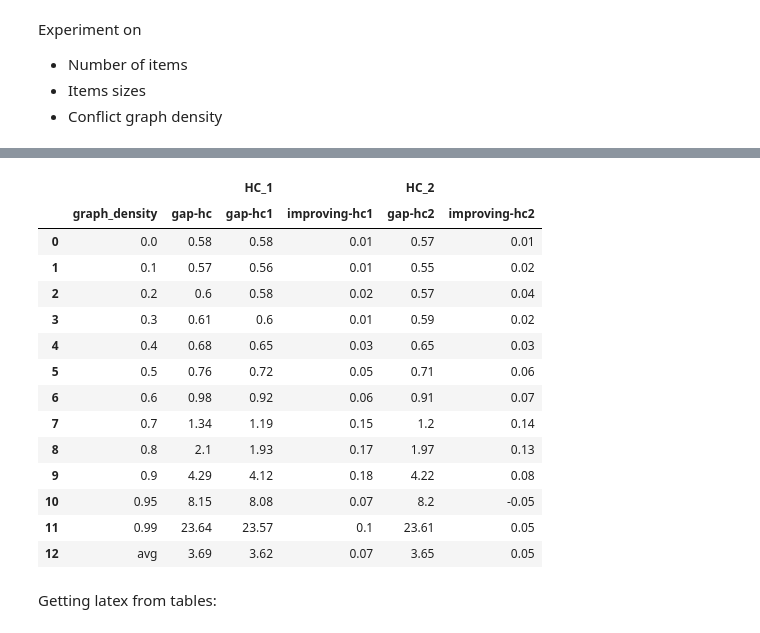
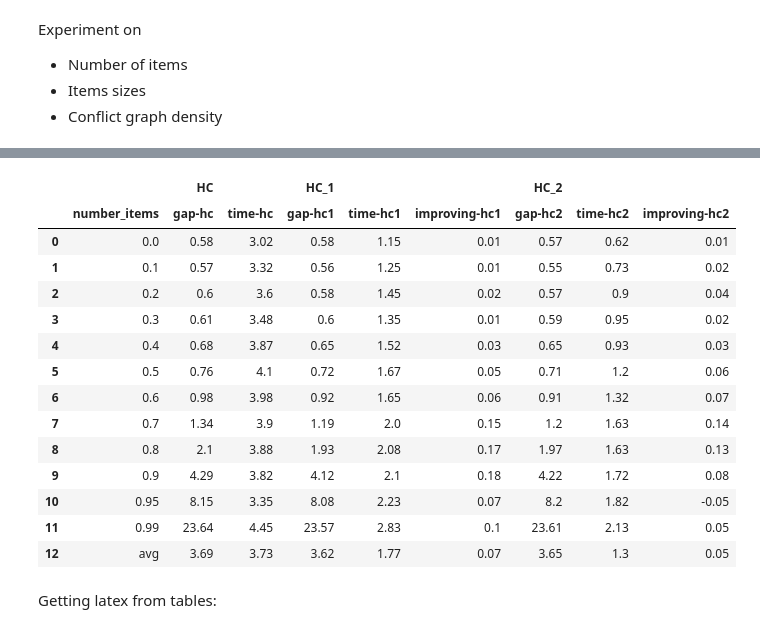
Before and after one commit to filipemedeiross/solving_vsbppc, a Jupyter notebook: experiments/experiments_greedy_criterion.ipynb, the cells around one changed output, grey strips where cells are left out. Saved outputs shown, nothing was run; the diff lists cells and outputs as text; code cells hidden in the pictures.

Commit message:
Improved experiments with greedy criteria

```diff
--- a/experiments/experiments_greedy_criterion.ipynb
+++ b/experiments/experiments_greedy_criterion.ipynb
@@ -75,7 +76,8 @@ data_legado_test  = pd.read_csv('../out/results_test_legado.txt' , delimiter=' '
 
 data_legado = pd.concat([data_legado_train,
                          data_legado_test], ignore_index=True)
-data_legado.rename(columns={'obj_lnsa': 'HC'}, inplace=True)
+data_legado.rename(columns={'obj_lnsa' : 'HC',
+                            'time_lnsa': 'time-hc'}, inplace=True)
 
 data_legado.head()
 # %% [output]
@@ -90,8 +92,8 @@ data_greedy1_train = pd.read_csv('../out/results_train_greedy1.txt', delimiter='
 data_greedy1_test  = pd.read_csv('../out/results_test_greedy1.txt' , delimiter=' ', usecols=COLS)
 
 data_greedy1 = pd.concat([data_greedy1_train, data_greedy1_test], ignore_index=True)
-data_greedy1.rename(columns={'obj_lnsa': 'HC1'},
-                    inplace=True)
+data_greedy1.rename(columns={'obj_lnsa' : 'HC1',
+                             'time_lnsa': 'time-hc1'}, inplace=True)
 
 data_greedy1.head()
 # %% [output]
@@ -106,7 +108,7 @@ data_greedy2_train = pd.read_csv('../out/results_train_greedy2.txt', delimiter='
 data_greedy2_test  = pd.read_csv('../out/results_test_greedy2.txt' , delimiter=' ', usecols=COLS)
 
 data_greedy2 = pd.concat([data_greedy2_train, data_greedy2_test], ignore_index=True)
-data_greedy2.rename(columns={'obj_lnsa': 'HC2'},
-                    inplace=True)
+data_greedy2.rename(columns={'obj_lnsa' : 'HC2',
+                             'time_lnsa': 'time-hc2'}, inplace=True)
 data_greedy2.head()
 # %% [output]
@@ -179,9 +181,12 @@ Experiment on
 # %%
 experiments_cols = [
     'gap-hc'       ,
+    'time-hc'      ,
     'gap-hc1'      ,
+    'time-hc1'     ,
     'improving-hc1',
     'gap-hc2'      ,
+    'time-hc2'     ,
     'improving-hc2',
 ]
 
@@ -203,12 +208,15 @@ experiment_ni = pd.concat([experiment_ni,
                           ignore_index=True)
 
 experiment_ni.columns = pd.MultiIndex.from_tuples([
-    ('', 'number_items'),
-    ('', 'gap-hc'),
-    ('HC_1', 'gap-hc1'),
-    ('', 'improving-hc1'),
-    ('HC_2', 'gap-hc2'),
-    ('', 'improving-hc2'),
+    (''    , 'number_items' ),
+    ('HC'  , 'gap-hc'       ),
+    (''    , 'time-hc'      ),
+    ('HC_1', 'gap-hc1'      ),
+    (''    , 'time-hc1'     ),
+    (''    , 'improving-hc1'),
+    ('HC_2', 'gap-hc2'      ),
+    (''    , 'time-hc2'     ),
+    (''    , 'improving-hc2'),
 ])
 
 experiment_ni
@@ -255,46 +266,49 @@ experiment_is
 # %%
 experiment_cg = (
     data
     .filter(items=['graph_density'] + experiments_cols)
     .groupby('graph_density')
     .mean()
     .reset_index()
     .round(2)
 )
 
 avg = experiment_cg[experiments_cols].mean().round(2)
 avg['graph_density'] = 'avg'
 
 experiment_cg = pd.concat([experiment_cg,
                            avg.to_frame().T],
                           ignore_index=True)
 
 experiment_cg.columns = pd.MultiIndex.from_tuples([
-    ('', 'graph_density'),
-    ('', 'gap-hc'),
-    ('HC_1', 'gap-hc1'),
-    ('', 'improving-hc1'),
-    ('HC_2', 'gap-hc2'),
-    ('', 'improving-hc2'),
+    (''    , 'number_items' ),
+    ('HC'  , 'gap-hc'       ),
+    (''    , 'time-hc'      ),
+    ('HC_1', 'gap-hc1'      ),
+    (''    , 'time-hc1'     ),
+    (''    , 'improving-hc1'),
+    ('HC_2', 'gap-hc2'      ),
+    (''    , 'time-hc2'     ),
+    (''    , 'improving-hc2'),
 ])
 
 experiment_cg
 # %% [output]
-|  |  |  | HC_1 |  | HC_2 |  |
-|  | graph_density | gap-hc | gap-hc1 | improving-hc1 | gap-hc2 | improving-hc2 |
-| 0 | 0.0 | 0.58 | 0.58 | 0.01 | 0.57 | 0.01 |
-| 1 | 0.1 | 0.57 | 0.56 | 0.01 | 0.55 | 0.02 |
-| 2 | 0.2 | 0.6 | 0.58 | 0.02 | 0.57 | 0.04 |
-| 3 | 0.3 | 0.61 | 0.6 | 0.01 | 0.59 | 0.02 |
-| 4 | 0.4 | 0.68 | 0.65 | 0.03 | 0.65 | 0.03 |
-| 5 | 0.5 | 0.76 | 0.72 | 0.05 | 0.71 | 0.06 |
-| 6 | 0.6 | 0.98 | 0.92 | 0.06 | 0.91 | 0.07 |
-| 7 | 0.7 | 1.34 | 1.19 | 0.15 | 1.2 | 0.14 |
-| 8 | 0.8 | 2.1 | 1.93 | 0.17 | 1.97 | 0.13 |
-| 9 | 0.9 | 4.29 | 4.12 | 0.18 | 4.22 | 0.08 |
-| 10 | 0.95 | 8.15 | 8.08 | 0.07 | 8.2 | -0.05 |
-| 11 | 0.99 | 23.64 | 23.57 | 0.1 | 23.61 | 0.05 |
-| 12 | avg | 3.69 | 3.62 | 0.07 | 3.65 | 0.05 |
+|  |  | HC |  | HC_1 |  |  | HC_2 |  |  |
+|  | number_items | gap-hc | time-hc | gap-hc1 | time-hc1 | improving-hc1 | gap-hc2 | time-hc2 | improving-hc2 |
+| 0 | 0.0 | 0.58 | 3.02 | 0.58 | 1.15 | 0.01 | 0.57 | 0.62 | 0.01 |
+| 1 | 0.1 | 0.57 | 3.32 | 0.56 | 1.25 | 0.01 | 0.55 | 0.73 | 0.02 |
+| 2 | 0.2 | 0.6 | 3.6 | 0.58 | 1.45 | 0.02 | 0.57 | 0.9 | 0.04 |
+| 3 | 0.3 | 0.61 | 3.48 | 0.6 | 1.35 | 0.01 | 0.59 | 0.95 | 0.02 |
+| 4 | 0.4 | 0.68 | 3.87 | 0.65 | 1.52 | 0.03 | 0.65 | 0.93 | 0.03 |
+| 5 | 0.5 | 0.76 | 4.1 | 0.72 | 1.67 | 0.05 | 0.71 | 1.2 | 0.06 |
+| 6 | 0.6 | 0.98 | 3.98 | 0.92 | 1.65 | 0.06 | 0.91 | 1.32 | 0.07 |
+| 7 | 0.7 | 1.34 | 3.9 | 1.19 | 2.0 | 0.15 | 1.2 | 1.63 | 0.14 |
+| 8 | 0.8 | 2.1 | 3.88 | 1.93 | 2.08 | 0.17 | 1.97 | 1.63 | 0.13 |
+| 9 | 0.9 | 4.29 | 3.82 | 4.12 | 2.1 | 0.18 | 4.22 | 1.72 | 0.08 |
+| 10 | 0.95 | 8.15 | 3.35 | 8.08 | 2.23 | 0.07 | 8.2 | 1.82 | -0.05 |
+| 11 | 0.99 | 23.64 | 4.45 | 23.57 | 2.83 | 0.1 | 23.61 | 2.13 | 0.05 |
+| 12 | avg | 3.69 | 3.73 | 3.62 | 1.77 | 0.07 | 3.65 | 1.3 | 0.05 |
 # %% [markdown]
 Getting latex from tables:
 # %%
```
Also changed, not shown: parts of 11 cells of this notebook.
